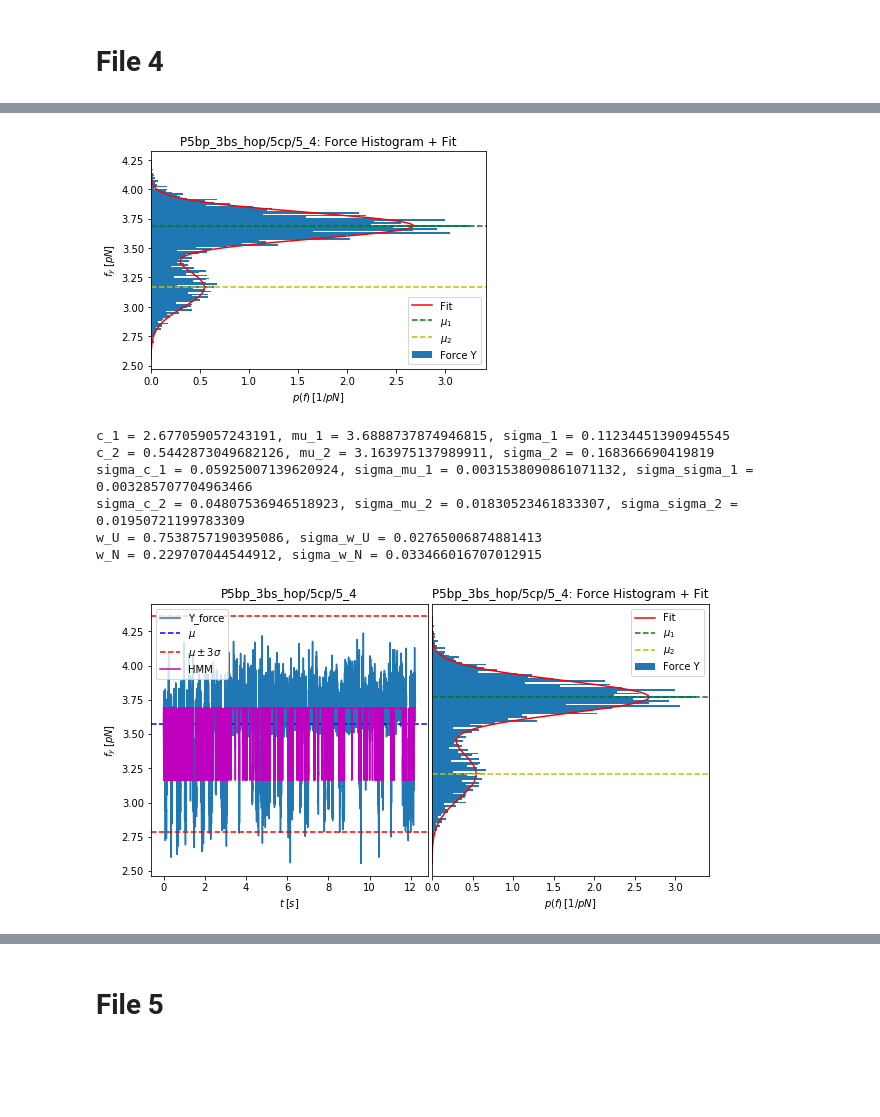
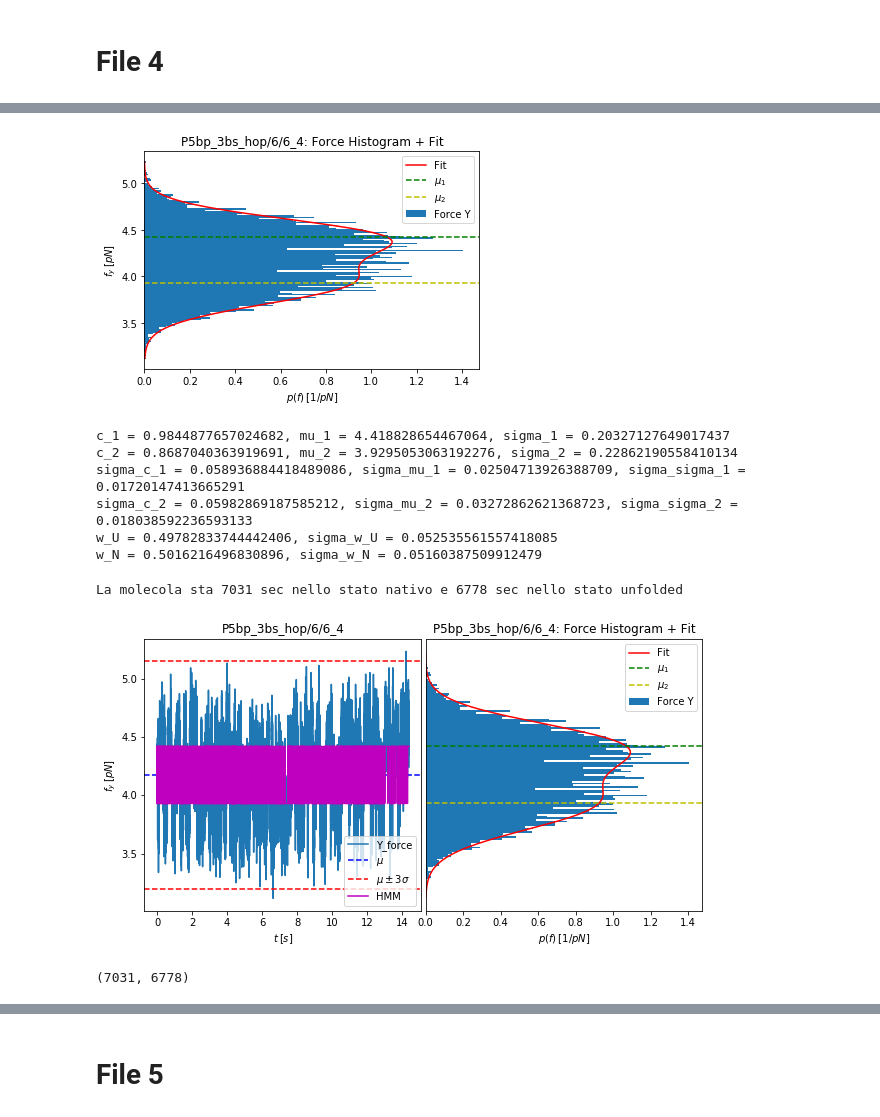
Before and after one commit to RiccardoTancredi/TesiTriennale, a Jupyter notebook: hoppingp5bp6.ipynb, the cells around one changed output, grey strips where cells are left out. Drawn from its saved outputs; the diff is of its cells as text; code cells hidden in the pictures; blank space fills up the shorter version.

```diff
--- a/hoppingp5bp6.ipynb
+++ b/hoppingp5bp6.ipynb
@@ -192,15 +196,15 @@ f media vale = 3.571759740259746, con deviazione standard = 0.2626093874775216
 # %%
-prova = [2.5, 3.6, 0.1, 0.5, 3.2, 0.1]
+prova = [1., 4.4, 0.1, 1., 4.1, 0.1]
 fitting_par, fitting_err, prob, err_prob = grafici.fit(guess=prova)
 # (c1, mu1, sigma1, c2, mu2, sigma2)
 # %% [output]
-[figure, old version]
+[figure, new version]
-c_1 = 2.677059057243191, mu_1 = 3.6888737874946815, sigma_1 = 0.11234451390945545
-c_2 = 0.5442873049682126, mu_2 = 3.163975137989911, sigma_2 = 0.168366690419819
-sigma_c_1 = 0.05925007139620924, sigma_mu_1 = 0.0031538090861071132, sigma_sigma_1 = 0.003285707704963466
-sigma_c_2 = 0.04807536946518923, sigma_mu_2 = 0.01830523461833307, sigma_sigma_2 = 0.01950721199783309
-w_U = 0.7538757190395086, sigma_w_U = 0.02765006874881413
-w_N = 0.229707044544912, sigma_w_N = 0.033466016707012915
+c_1 = 0.9844877657024682, mu_1 = 4.418828654467064, sigma_1 = 0.20327127649017437
+c_2 = 0.8687040363919691, mu_2 = 3.9295053063192276, sigma_2 = 0.22862190558410134
+sigma_c_1 = 0.058936884418489086, sigma_mu_1 = 0.02504713926388709, sigma_sigma_1 = 0.01720147413665291
+sigma_c_2 = 0.05982869187585212, sigma_mu_2 = 0.03272862621368723, sigma_sigma_2 = 0.018038592236593133
+w_U = 0.49782833744442406, sigma_w_U = 0.052535561557418085
+w_N = 0.5016216496830896, sigma_w_N = 0.05160387509912479
 # %%
 forces_average.append(mean(fitting_par[1], fitting_par[4]))
 forces_average_std.append(err_prop_mean(fitting_err[1], fitting_err[4]))
@@ -211,7 +215,9 @@ sigma_w_N.append(err_prob[1])
 # %%
 grafici.subplots(fitting_par)
 # %% [output]
+La molecola sta 7031 sec nello stato nativo e 6778 sec nello stato unfolded
-[figure, old version]
+[figure, new version]
+(7031, 6778)
 # %%
 data_frame
 # %% [output]
```
Also changed, not shown: parts of 31 cells of this notebook, 9 other files.
